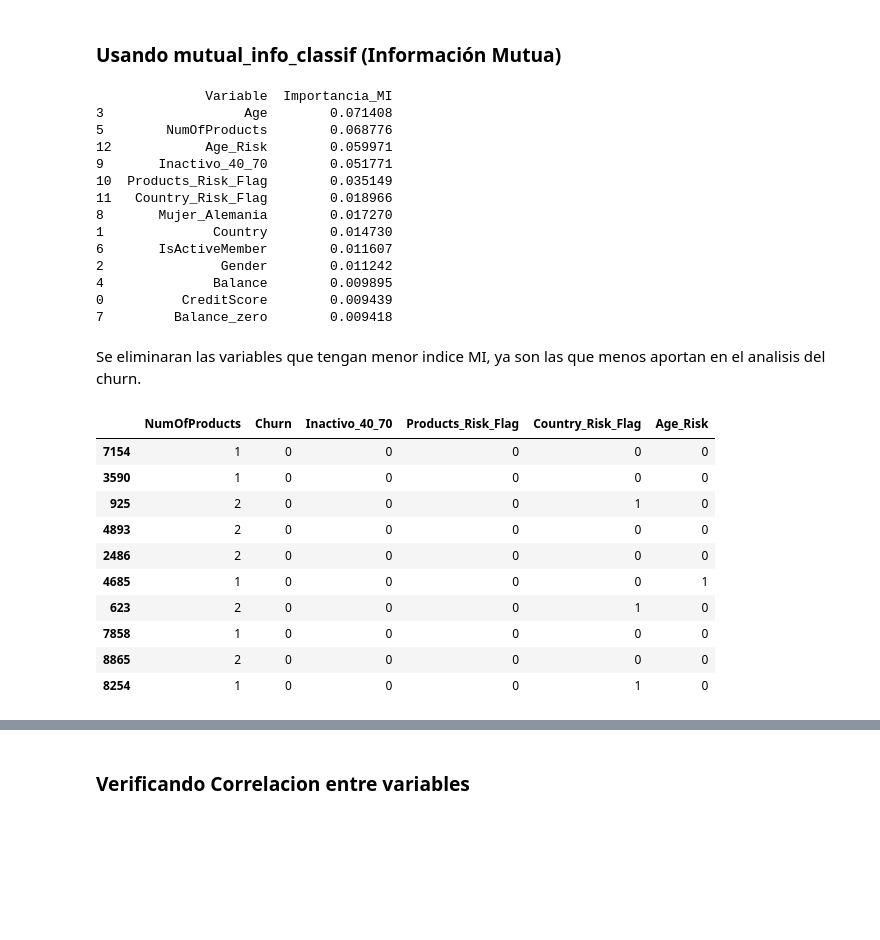
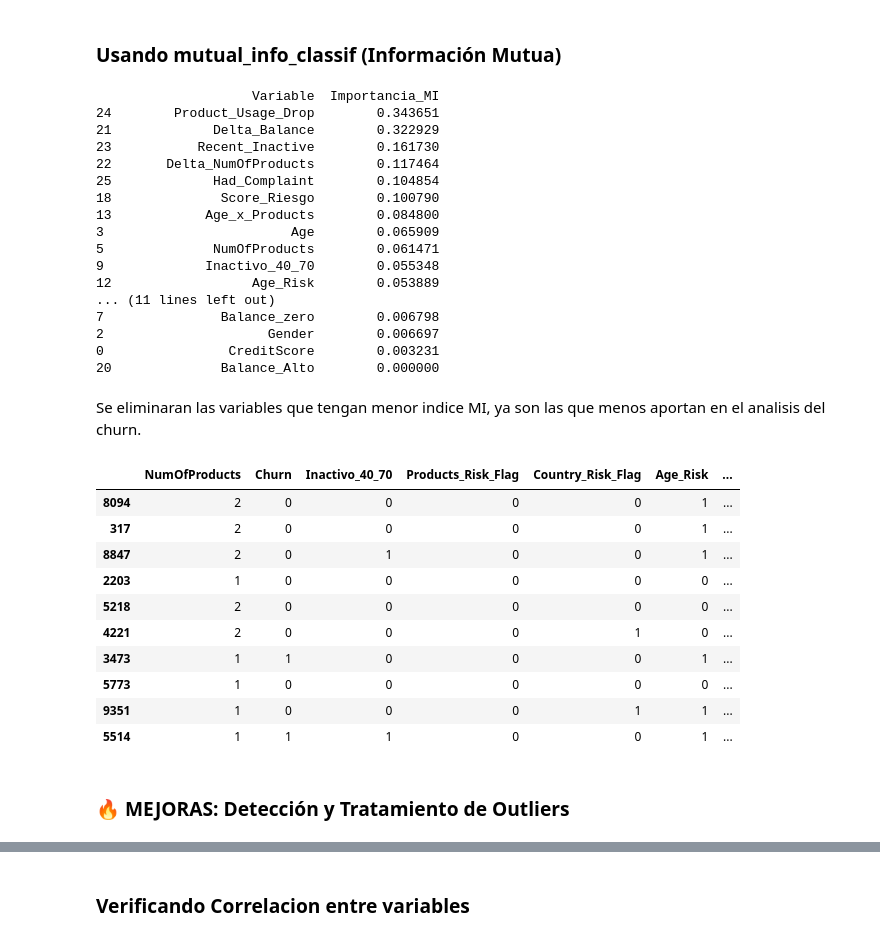
Before and after one commit to Gameto2025/churninsight-banco, a Jupyter notebook: Banco_Churn_ML.ipynb, the cells around one changed output, grey strips where cells are left out. Drawn from its saved outputs; the diff is of its cells as text; code cells hidden in the pictures; blank space fills up the shorter version.

```diff
--- a/Banco_Churn_ML.ipynb
+++ b/Banco_Churn_ML.ipynb
@@ -56,0 +135,7 @@ datos
+# %%
+# Leer el archivo CSV (ajustado para VS Code local)
+import os
+csv_path = 'Banco_Churn.csv'  # El archivo está en la misma carpeta que el notebook
+datos = pd.read_csv(csv_path)
+print(f"✅ Datos cargados correctamente: {datos.shape[0]} filas, {datos.shape[1]} columnas")
+datos.head()
@@ -153,40 +319,51 @@ import pandas as pd
 X = df.drop(columns=['Churn'])
 y = df['Churn']
 
-importancias = mutual_info_classif(X, y, discrete_features='auto', random_state=42)
+# Convertir columnas categóricas a códigos numéricos
+X_numeric = X.copy()
+for col in X_numeric.columns:
+    if X_numeric[col].dtype.name == 'category':
+        X_numeric[col] = X_numeric[col].cat.codes
+
+importancias = mutual_info_classif(X_numeric, y, discrete_features='auto', random_state=42)
 
 mi_scores = pd.DataFrame({'Variable': X.columns, 'Importancia_MI': importancias})
 mi_scores = mi_scores.sort_values(by='Importancia_MI', ascending=False)
 print(mi_scores)
 # %% [output]
-              Variable  Importancia_MI
-3                  Age        0.071408
-5        NumOfProducts        0.068776
-12            Age_Risk        0.059971
-9       Inactivo_40_70        0.051771
-10  Products_Risk_Flag        0.035149
-11   Country_Risk_Flag        0.018966
-8       Mujer_Alemania        0.017270
-1              Country        0.014730
-6       IsActiveMember        0.011607
-2               Gender        0.011242
-4              Balance        0.009895
-0          CreditScore        0.009439
-7         Balance_zero        0.009418
+                    Variable  Importancia_MI
+24        Product_Usage_Drop        0.343651
+21             Delta_Balance        0.322929
+23           Recent_Inactive        0.161730
+22       Delta_NumOfProducts        0.117464
+25             Had_Complaint        0.104854
+18              Score_Riesgo        0.100790
+13            Age_x_Products        0.084800
+3                        Age        0.065909
+5              NumOfProducts        0.061471
+9             Inactivo_40_70        0.055348
+12                  Age_Risk        0.053889
+... (11 lines left out)
+7               Balance_zero        0.006798
+2                     Gender        0.006697
+0                CreditScore        0.003231
+20              Balance_Alto        0.000000
 # %% [markdown]
 Se eliminaran las variables que tengan menor indice MI, ya son las que menos aportan en el analisis del churn.
 # %%
-df_final = df.drop(columns=['Age','CreditScore','Balance_zero','Balance','Gender','IsActiveMember','Mujer_Alemania','Country'])
+df_final = df.drop(columns=['Age','Score_Riesgo','CreditScore','Balance_zero','Balance','Gender','IsActiveMember','Mujer_Alemania','Country'])
 df_final.sample(10)
 # %% [output]
-|  | NumOfProducts | Churn | Inactivo_40_70 | Products_Risk_Flag | Country_Risk_Flag | Age_Risk |
-| 7154 | 1 | 0 | 0 | 0 | 0 | 0 |
-| 3590 | 1 | 0 | 0 | 0 | 0 | 0 |
-| 925 | 2 | 0 | 0 | 0 | 1 | 0 |
-| 4893 | 2 | 0 | 0 | 0 | 0 | 0 |
-| 2486 | 2 | 0 | 0 | 0 | 0 | 0 |
-| 4685 | 1 | 0 | 0 | 0 | 0 | 1 |
-| 623 | 2 | 0 | 0 | 0 | 1 | 0 |
-| 7858 | 1 | 0 | 0 | 0 | 0 | 0 |
-| 8865 | 2 | 0 | 0 | 0 | 0 | 0 |
-| 8254 | 1 | 0 | 0 | 0 | 1 | 0 |
+|  | NumOfProducts | Churn | Inactivo_40_70 | Products_Risk_Flag | Country_Risk_Flag | Age_Risk | ... |
+| 8094 | 2 | 0 | 0 | 0 | 0 | 1 | ... |
+| 317 | 2 | 0 | 0 | 0 | 0 | 1 | ... |
+| 8847 | 2 | 0 | 1 | 0 | 0 | 1 | ... |
+| 2203 | 1 | 0 | 0 | 0 | 0 | 0 | ... |
+| 5218 | 2 | 0 | 0 | 0 | 0 | 0 | ... |
+| 4221 | 2 | 0 | 0 | 0 | 1 | 0 | ... |
+| 3473 | 1 | 1 | 0 | 0 | 0 | 1 | ... |
+| 5773 | 1 | 0 | 0 | 0 | 0 | 0 | ... |
+| 9351 | 1 | 0 | 0 | 0 | 1 | 1 | ... |
+| 5514 | 1 | 1 | 1 | 0 | 0 | 1 | ... |
+# %% [markdown]
+### **🔥 MEJORAS: Detección y Tratamiento de Outliers**
```
Also changed, not shown: parts of 40 cells of this notebook.
